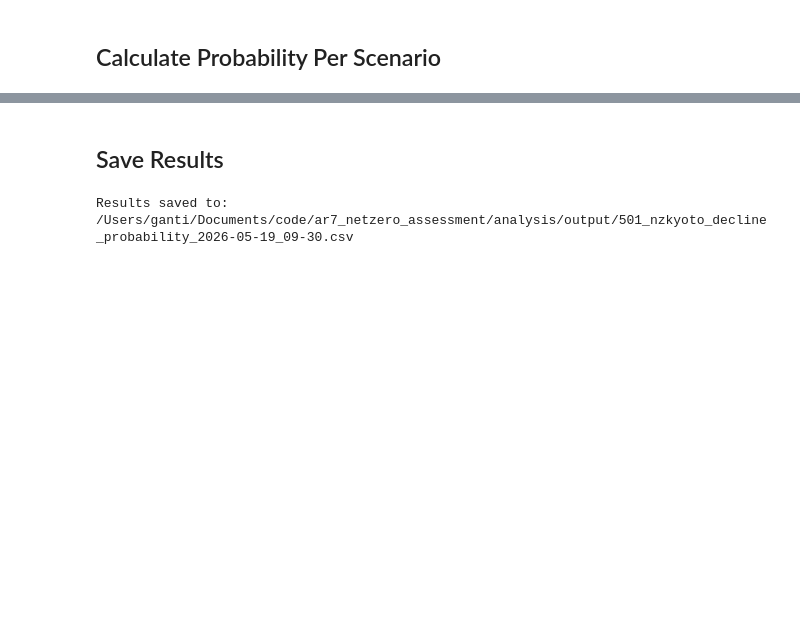
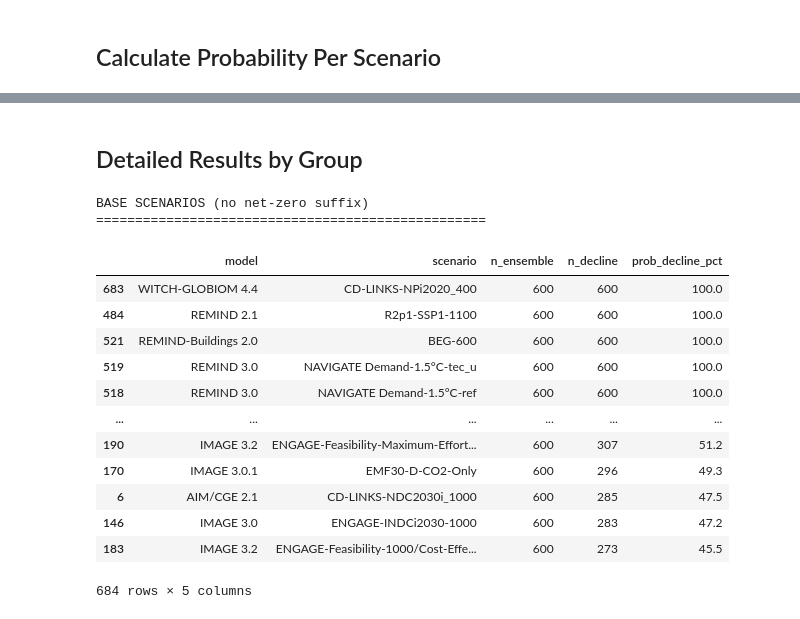
Before and after one commit to gaurav-ganti/netzero_assessment, a Jupyter notebook: analysis/501_nofurtherwarming_probability.ipynb, the cells around one changed output, grey strips where cells are left out. Saved outputs shown, nothing was run; the diff lists cells and outputs as text; code cells hidden in the pictures; blank space fills up the shorter version.

```diff
--- a/analysis/501_nofurtherwarming_probability.ipynb
+++ b/analysis/501_nofurtherwarming_probability.ipynb
@@ -118,9 +162,26 @@ Name: prob_decline, dtype: float64
 # %% [markdown]
-## Save Results
+## Detailed Results by Group
-# %%
-# Save the decline probability results
-output_path = OUTPUT_FOLDER / f"501_nzkyoto_decline_probability_{MANIFEST_ID}.csv"
-decline_prob.to_csv(output_path, index=False)
-print(f"Results saved to: {output_path}")
-# %% [output]
-Results saved to: /Users/ganti/Documents/code/ar7_netzero_assessment/analysis/output/501_nzkyoto_decline_probability_2026-05-19_09-30.csv
+# %%
+# Base scenarios (no NZCO2 or NZKyoto)
+print("BASE SCENARIOS (no net-zero suffix)")
+print("=" * 50)
+base_results = decline_prob[decline_prob["scenario_group"] == "Base"][
+    ["model", "scenario", "n_ensemble", "n_decline", "prob_decline_pct"]
+].sort_values("prob_decline_pct", ascending=False)
+base_results
+# %% [output]
+BASE SCENARIOS (no net-zero suffix)
+==================================================
+|  | model | scenario | n_ensemble | n_decline | prob_decline_pct |
+| 683 | WITCH-GLOBIOM 4.4 | CD-LINKS-NPi2020_400 | 600 | 600 | 100.0 |
+| 484 | REMIND 2.1 | R2p1-SSP1-1100 | 600 | 600 | 100.0 |
+| 521 | REMIND-Buildings 2.0 | BEG-600 | 600 | 600 | 100.0 |
+| 519 | REMIND 3.0 | NAVIGATE Demand-1.5°C-tec_u | 600 | 600 | 100.0 |
+| 518 | REMIND 3.0 | NAVIGATE Demand-1.5°C-ref | 600 | 600 | 100.0 |
+| ... | ... | ... | ... | ... | ... |
+| 190 | IMAGE 3.2 | ENGAGE-Feasibility-Maximum-Effort... | 600 | 307 | 51.2 |
+| 170 | IMAGE 3.0.1 | EMF30-D-CO2-Only | 600 | 296 | 49.3 |
+| 6 | AIM/CGE 2.1 | CD-LINKS-NDC2030i_1000 | 600 | 285 | 47.5 |
+| 146 | IMAGE 3.0 | ENGAGE-INDCi2030-1000 | 600 | 283 | 47.2 |
+| 183 | IMAGE 3.2 | ENGAGE-Feasibility-1000/Cost-Effe... | 600 | 273 | 45.5 |
+684 rows × 5 columns
```
Also changed, not shown: parts of 14 cells of this notebook.
